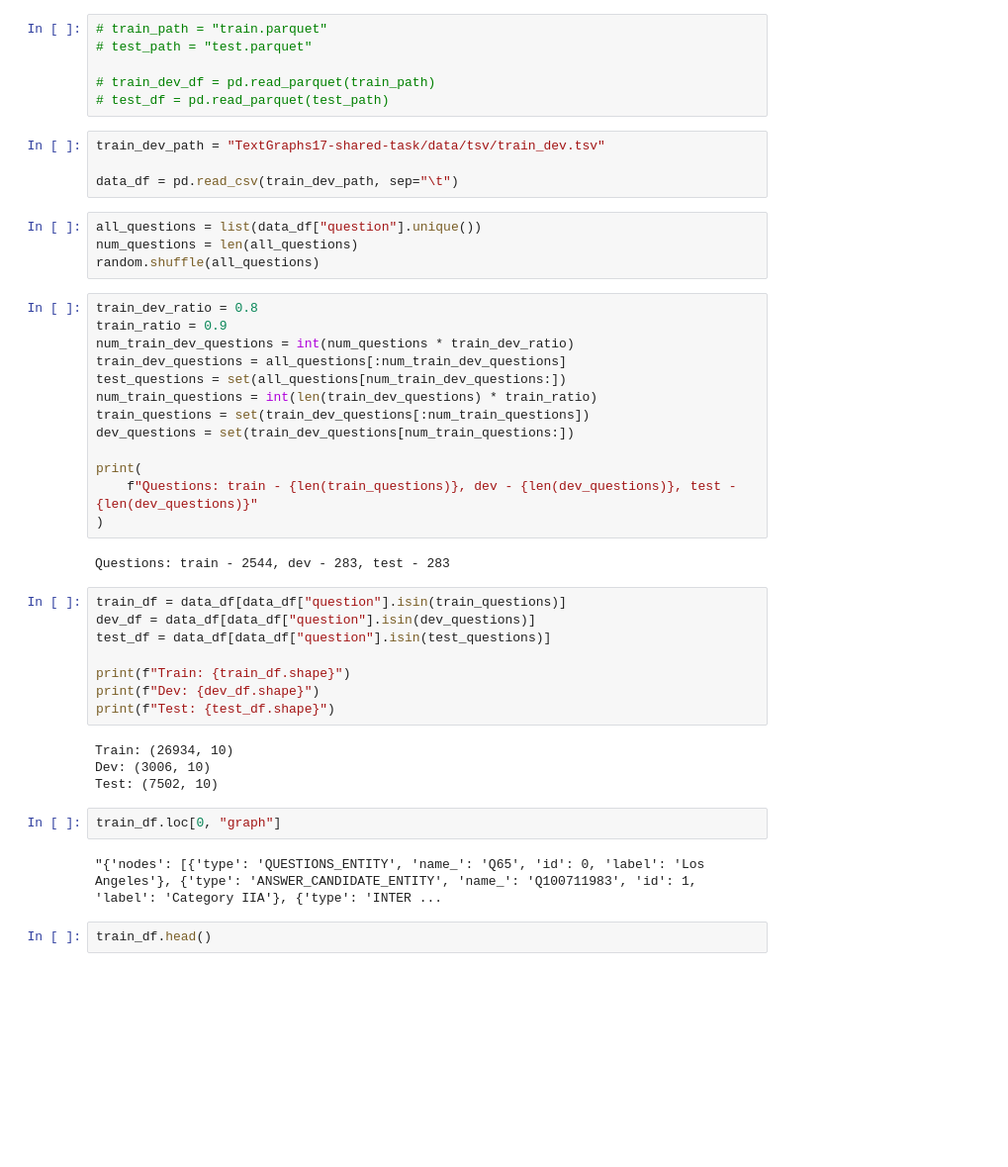
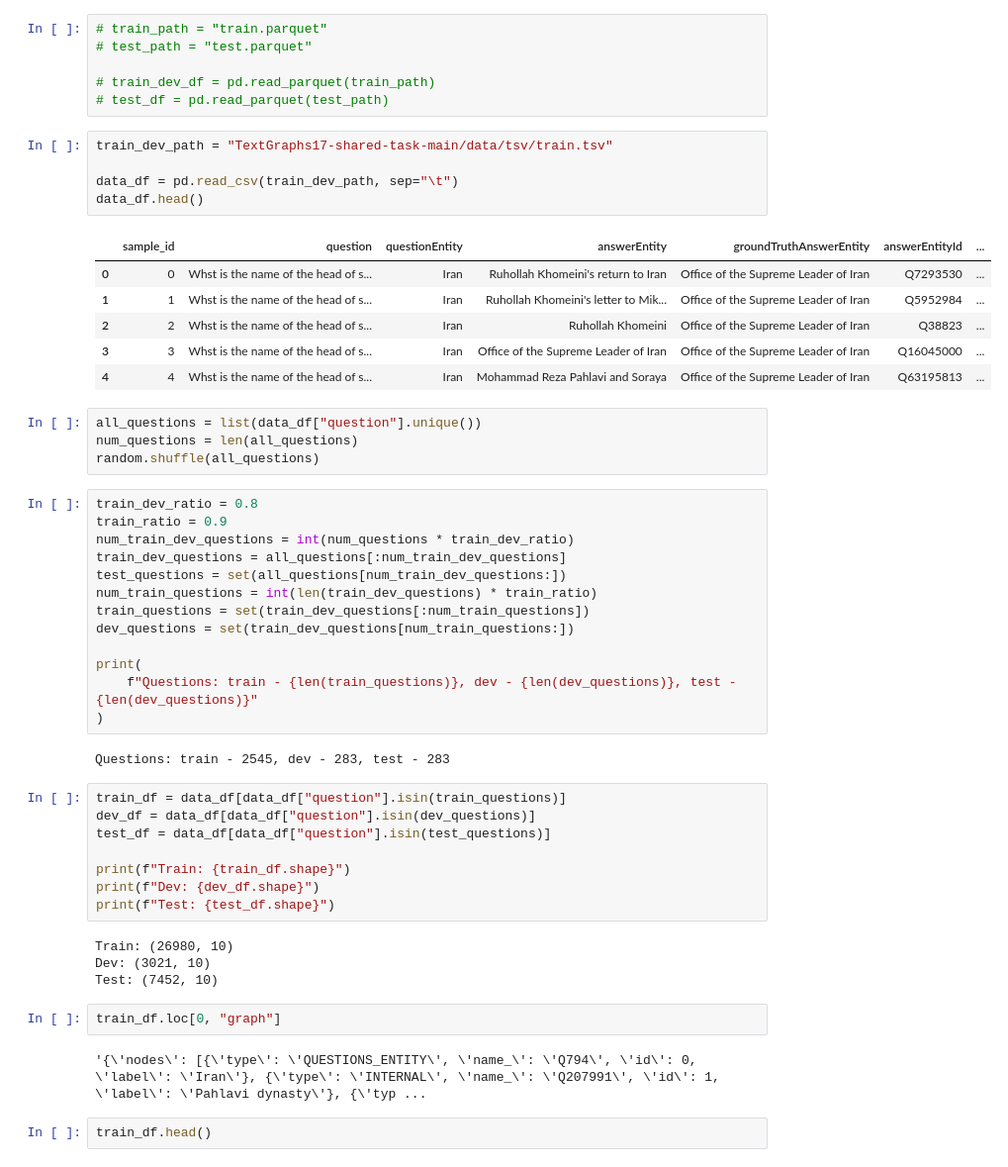
Before and after one commit to ReylordDev/TextGraphs17-shared-task-main, a Jupyter notebook: baselines/bert_baselines.ipynb, the cells around one changed output. Shown at 99% size. Cells and saved outputs as stored; diff of their text form; blank space fills up the shorter version.

```diff
--- a/baselines/bert_baselines.ipynb
+++ b/baselines/bert_baselines.ipynb
@@ -51,9 +48,17 @@ data  evaluation  question_graph_examples  README.md  reformat_data  visualizati
 # train_dev_df = pd.read_parquet(train_path)
 # test_df = pd.read_parquet(test_path)
 # %%
-train_dev_path = "TextGraphs17-shared-task/data/tsv/train_dev.tsv"
+train_dev_path = "TextGraphs17-shared-task-main/data/tsv/train.tsv"
 
 data_df = pd.read_csv(train_dev_path, sep="\t")
+data_df.head()
+# %% [output]
+|  | sample_id | question | questionEntity | answerEntity | groundTruthAnswerEntity | answerEntityId | ... |
+| 0 | 0 | Whst is the name of the head of s... | Iran | Ruhollah Khomeini's return to Iran | Office of the Supreme Leader of Iran | Q7293530 | ... |
+| 1 | 1 | Whst is the name of the head of s... | Iran | Ruhollah Khomeini's letter to Mik... | Office of the Supreme Leader of Iran | Q5952984 | ... |
+| 2 | 2 | Whst is the name of the head of s... | Iran | Ruhollah Khomeini | Office of the Supreme Leader of Iran | Q38823 | ... |
+| 3 | 3 | Whst is the name of the head of s... | Iran | Office of the Supreme Leader of Iran | Office of the Supreme Leader of Iran | Q16045000 | ... |
+| 4 | 4 | Whst is the name of the head of s... | Iran | Mohammad Reza Pahlavi and Soraya | Office of the Supreme Leader of Iran | Q63195813 | ... |
 # %%
 all_questions = list(data_df["question"].unique())
 num_questions = len(all_questions)
@@ -72,7 +77,7 @@ print(
     f"Questions: train - {len(train_questions)}, dev - {len(dev_questions)}, test - {len(dev_questions)}"
 )
 # %% [output]
-Questions: train - 2544, dev - 283, test - 283
+Questions: train - 2545, dev - 283, test - 283
 # %%
 train_df = data_df[data_df["question"].isin(train_questions)]
 dev_df = data_df[data_df["question"].isin(dev_questions)]
@@ -82,13 +87,13 @@ print(f"Train: {train_df.shape}")
 print(f"Dev: {dev_df.shape}")
 print(f"Test: {test_df.shape}")
 # %% [output]
-Train: (26934, 10)
-Dev: (3006, 10)
-Test: (7502, 10)
+Train: (26980, 10)
+Dev: (3021, 10)
+Test: (7452, 10)
 # %%
 train_df.loc[0, "graph"]
 # %% [output]
-"{'nodes': [{'type': 'QUESTIONS_ENTITY', 'name_': 'Q65', 'id': 0, 'label': 'Los Angeles'}, {'type': 'ANSWER_CANDIDATE_ENTITY', 'name_': 'Q100711983', 'id': 1, 'label': 'Category IIA'}, {'type': 'INTER ...
+'{\'nodes\': [{\'type\': \'QUESTIONS_ENTITY\', \'name_\': \'Q794\', \'id\': 0, \'label\': \'Iran\'}, {\'type\': \'INTERNAL\', \'name_\': \'Q207991\', \'id\': 1, \'label\': \'Pahlavi dynasty\'}, {\'typ ...
 # %%
 train_df.head()
 # %% [output]
```
Also changed, not shown: parts of 2 cells of this notebook, 1 other file.
